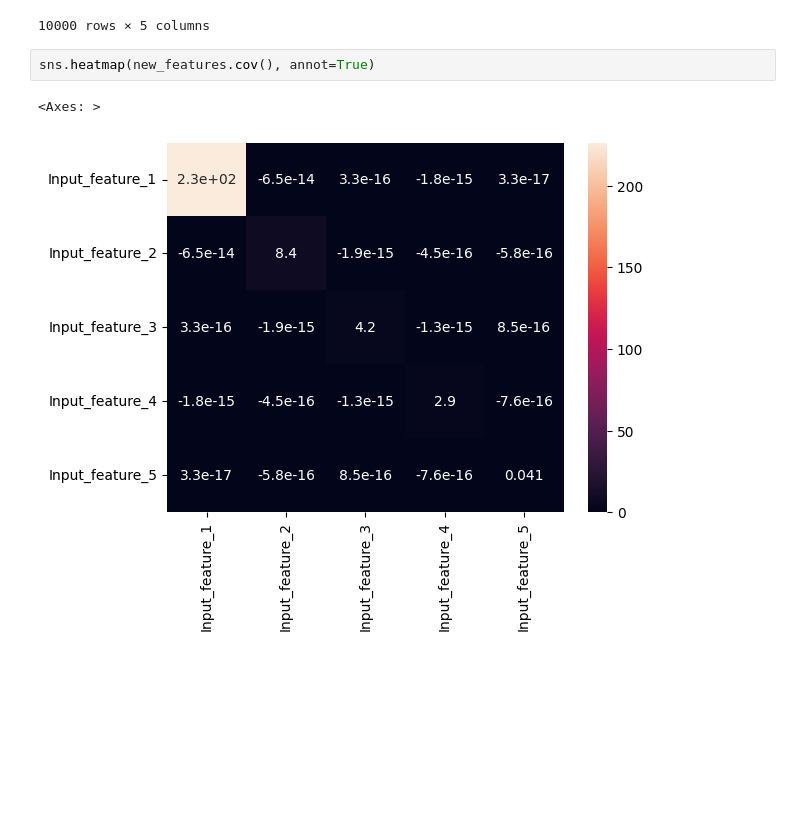
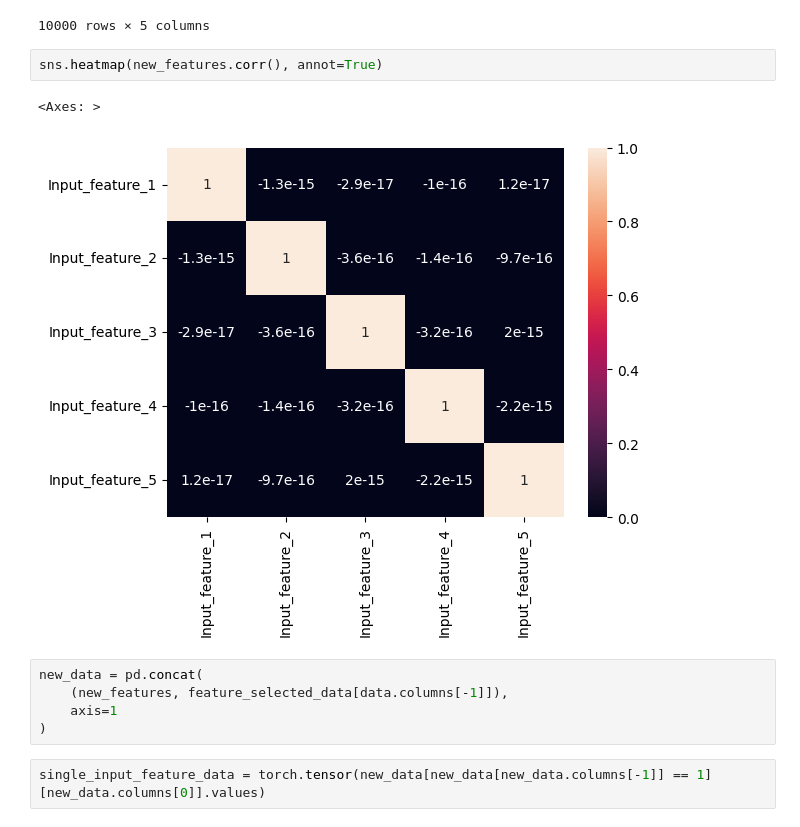
Before and after one commit to gojorojo001/ds-project-1, a Jupyter notebook: ds-project-1.ipynb, the cells around one changed output. Drawn from its saved outputs; the diff is of its cells as text; blank space fills up the shorter version.

```diff
--- a/ds-project-1.ipynb
+++ b/ds-project-1.ipynb
@@ -185,7 +189,14 @@ new_features
 | 9999 | -108.991878 | -4.869663 | -13.976734 | 4.085093 | 0.144073 |
 10000 rows × 5 columns
 # %%
-sns.heatmap(new_features.cov(), annot=True)
+sns.heatmap(new_features.corr(), annot=True)
 # %% [output]
 <Axes: >
-[figure, old version]
+[figure, new version]
+# %%
+new_data = pd.concat(
+    (new_features, feature_selected_data[data.columns[-1]]),
+    axis=1
+)
+# %%
+single_input_feature_data = torch.tensor(new_data[new_data[new_data.columns[-1]] == 1][new_data.columns[0]].values)
```
Also changed, not shown: parts of 8 cells of this notebook.
